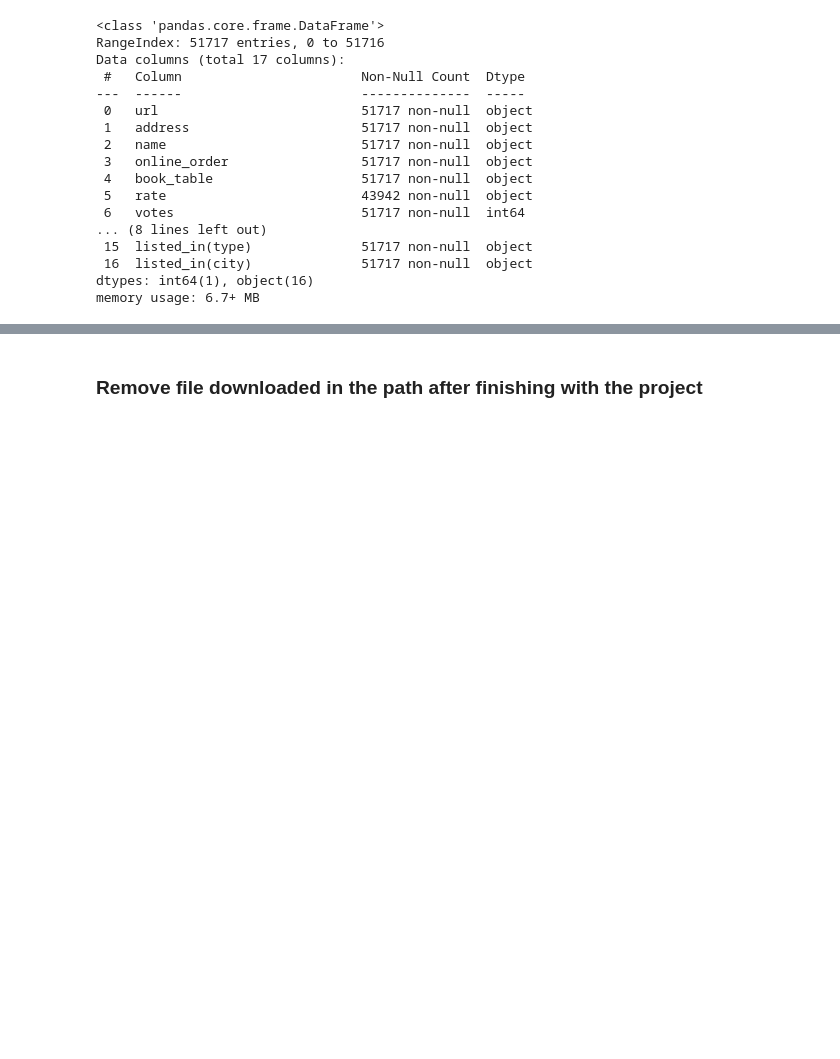
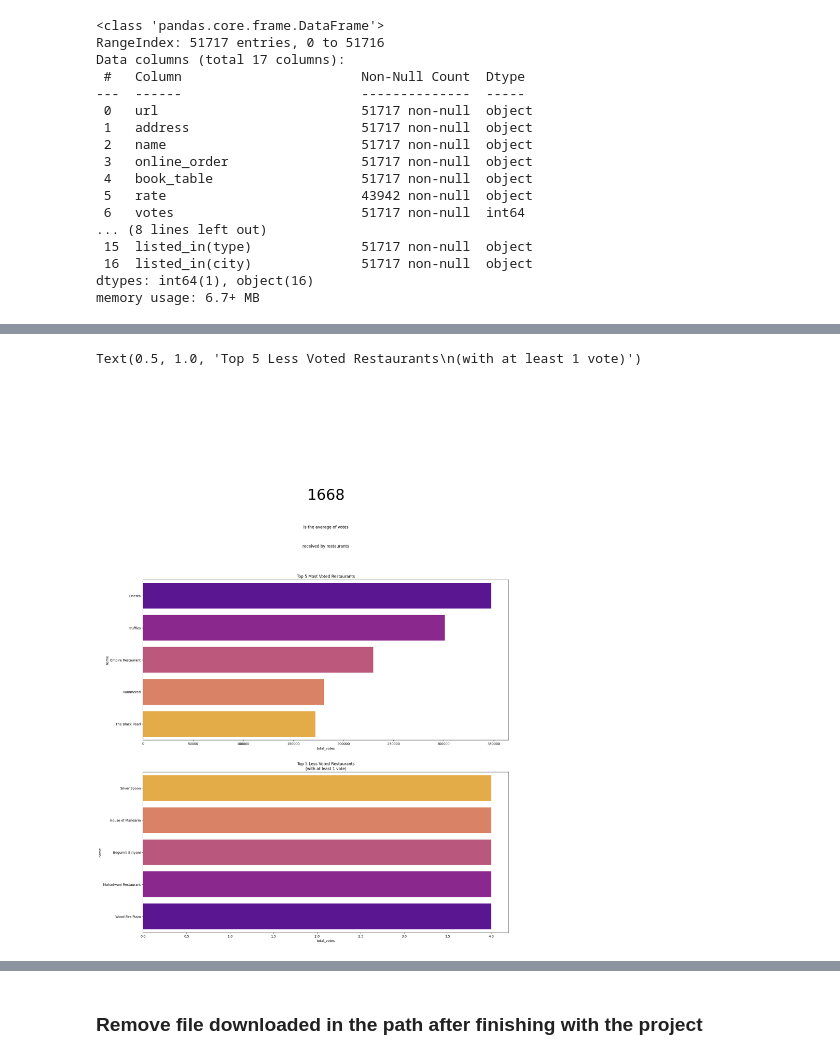
Before and after one commit to NathaliaBarreiros/Data-Science-Practice-Projects, a Jupyter notebook: Predict Success of a Zomato Restaurant /Zomato-Project.ipynb, the cells around one changed output, grey strips where cells are left out. Drawn from its saved outputs; the diff is of its cells as text; code cells hidden in the pictures; blank space fills up the shorter version.

```diff
--- a/Predict Success of a Zomato Restaurant /Zomato-Project.ipynb
+++ b/Predict Success of a Zomato Restaurant /Zomato-Project.ipynb
@@ -179,0 +351,4 @@ memory usage: 6.7+ MB
+# %%
+# reset_index -> convert in dataframe
+rest = df.groupby('name').agg({'votes':'sum', 'url':'count','approx_cost(for two people)':'mean','rate':'mean'}).reset_index()
+rest
@@ -179,0 +369,3 @@ memory usage: 6.7+ MB
+# %%
+rest.columns = ['name','total_votes','total_unities','avg_approx_cost','mean_rating']
+rest.head()
@@ -179,0 +379,3 @@ memory usage: 6.7+ MB
+# %%
+rest['votes_per_unity']=rest['total_votes']/rest['total_unities']
+rest.head()
@@ -179,0 +389,3 @@ memory usage: 6.7+ MB
+# %%
+popular = rest.sort_values(by='total_unities', ascending=False)
+popular
@@ -179,0 +432,15 @@ memory usage: 6.7+ MB
+# %%
+fig, (ax1, ax2, ax3) = plt.subplots(3,1,figsize=(20,30)) # get 3 plots
+ax1.text(0.50, 0.30, int(popular['total_votes'].mean()), fontsize=45, ha='center')
+ax1.text(0.50, 0.12, 'is the average of votes', fontsize=12, ha='center')
+ax1.text(0.50, 0.00, 'received by restaurants', fontsize=12, ha='center')
+ax1.axis('off')
+
+sns.barplot(x='total_votes', y='name', data=popular.sort_values(by='total_votes', ascending=False).query('total_votes > 0').head(5), ax=ax2, palette='plasma' )
+ax2.set_title('Top 5 Most Voted Restaurants', size=12)
+
+sns.barplot(x='total_votes', y='name', data=popular.sort_values(by='total_votes', ascending=False).query('total_votes > 0').tail(5), ax=ax3, palette='plasma_r')
+ax3.set_title('Top 5 Less Voted Restaurants\n(with at least 1 vote)', size=12)
+# %% [output]
+Text(0.5, 1.0, 'Top 5 Less Voted Restaurants\n(with at least 1 vote)')
+[figure, added]
```
Also changed, not shown: parts of 90 cells of this notebook.
